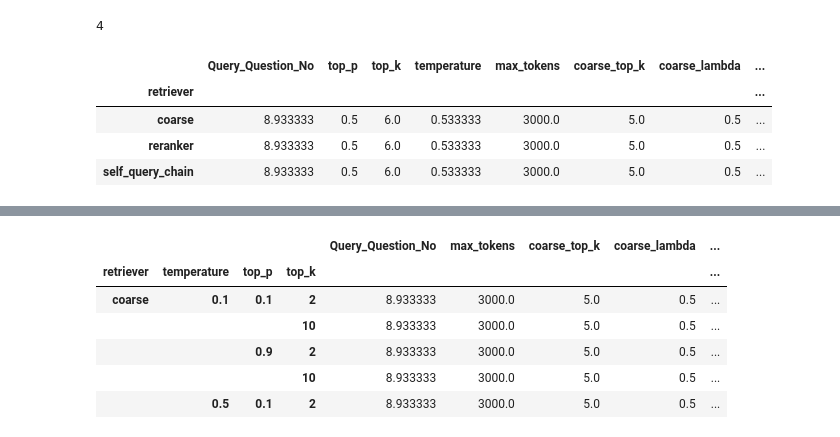
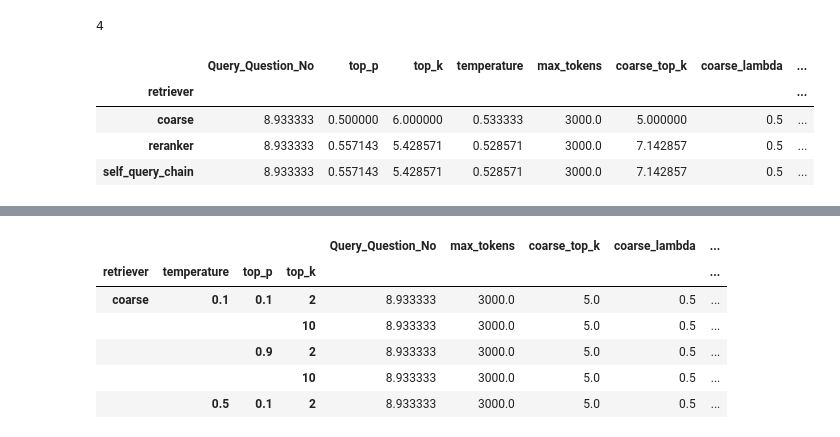
Before and after one commit to devinsuy/Enterprise-RAG, a Jupyter notebook: notebooks/eval_pipeline.ipynb, the cells around one changed output, grey strips where cells are left out. Saved outputs shown, nothing was run; the diff lists cells and outputs as text; code cells hidden in the pictures.

```diff
--- a/notebooks/eval_pipeline.ipynb
+++ b/notebooks/eval_pipeline.ipynb
@@ -456,0 +459,6 @@ normal_recipe_response = append_llm_responses(normal_recipe_df, is_gate_keeper=F
+# %%
+gate_keeper_response_extra = gate_keeper_response
+normal_recipe_response_extra = normal_recipe_response
+# %%
+gate_keeper_response_llm_score_original = pd.read_csv("../data/gatekeeper_response_llm_score.csv")
+normal_recipe_response_llm_score_original = pd.read_csv("../data/normal_recipe_response_llm_score.csv")
@@ -456,0 +485,6 @@ normal_recipe_response = append_llm_responses(normal_recipe_df, is_gate_keeper=F
+# %%
+gate_keeper_response_llm_score_original.drop('Unnamed: 0', axis = 1, inplace = True)
+normal_recipe_response_llm_score_original.drop('Unnamed: 0', axis = 1, inplace = True)
+# %%
+final_gate_keeper_response_llm_score = pd.concat([gate_keeper_response_llm_score_original,gate_keeper_response_extra])
+final_normal_recipe_response_llm_score = pd.concat([normal_recipe_response_llm_score_original,normal_recipe_response_extra])
@@ -519,11 +585,11 @@ min(normal_recipe_response['LLM Score'])
 # %% [output]
 4
 # %%
-normal_recipe_response.groupby(["retriever"]).mean()
+final_normal_recipe_response_llm_score.groupby(["retriever"]).mean()
 # %% [output]
 |  | Query_Question_No | top_p | top_k | temperature | max_tokens | coarse_top_k | coarse_lambda | ... |
 | retriever |  |  |  |  |  |  |  | ... |
-| coarse | 8.933333 | 0.5 | 6.0 | 0.533333 | 3000.0 | 5.0 | 0.5 | ... |
-| reranker | 8.933333 | 0.5 | 6.0 | 0.533333 | 3000.0 | 5.0 | 0.5 | ... |
-| self_query_chain | 8.933333 | 0.5 | 6.0 | 0.533333 | 3000.0 | 5.0 | 0.5 | ... |
+| coarse | 8.933333 | 0.500000 | 6.000000 | 0.533333 | 3000.0 | 5.000000 | 0.5 | ... |
+| reranker | 8.933333 | 0.557143 | 5.428571 | 0.528571 | 3000.0 | 7.142857 | 0.5 | ... |
+| self_query_chain | 8.933333 | 0.557143 | 5.428571 | 0.528571 | 3000.0 | 7.142857 | 0.5 | ... |
 # %%
```
Also changed, not shown: parts of 31 cells of this notebook, 2 other files.
